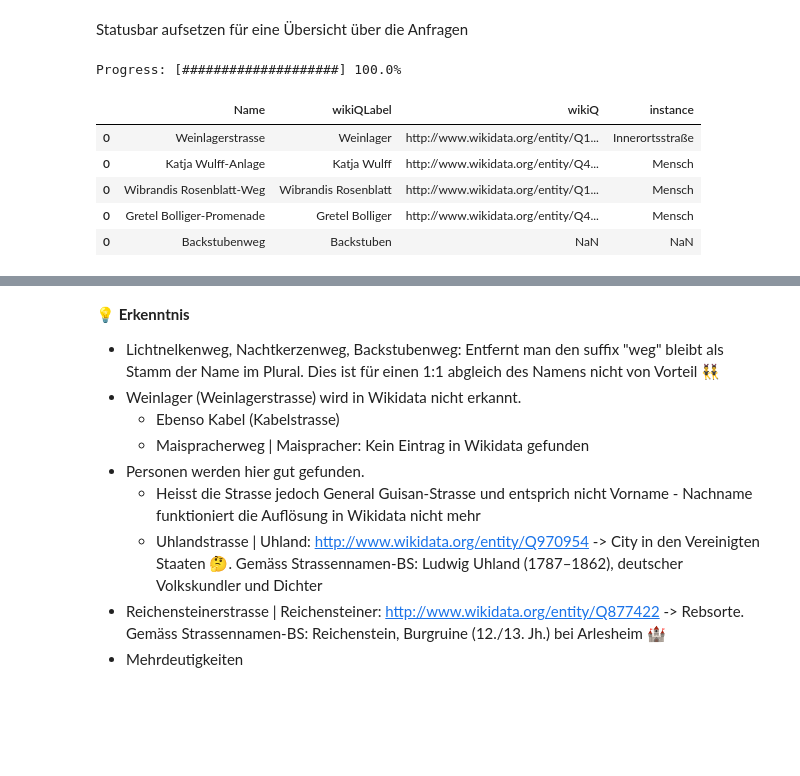
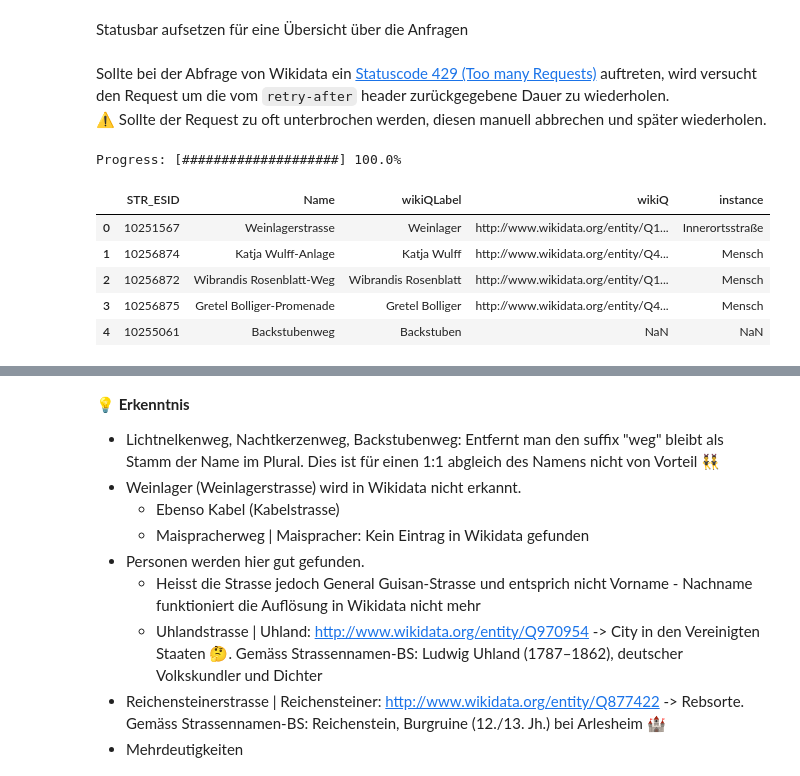
Before and after one commit to CaptainInler/cassda-zertifikatsarbeit, a Jupyter notebook: Datapreparation/dp-StrassenBS-Wikidata.ipynb, the cells around one changed output, grey strips where cells are left out. Cells and saved outputs as stored; diff of their text form; code cells hidden in the pictures; blank space fills up the shorter version.

```diff
--- a/Datapreparation/dp-StrassenBS-Wikidata.ipynb
+++ b/Datapreparation/dp-StrassenBS-Wikidata.ipynb
@@ -140,5 +133,8 @@ def update_progress(progress):
     clear_output(wait = True)
     text = "Progress: [{0}] {1:.1f}%".format( "#" * block + "-" * (bar_length - block), progress * 100)
     print(text)
+# %% [markdown]
+Sollte bei der Abfrage von Wikidata ein [Statuscode 429 (Too many Requests)](https://www.wikidata.org/wiki/Wikidata:Data_access#Access_best_practices) auftreten, wird versucht den Request um die vom `retry-after` header zurückgegebene Dauer zu wiederholen.
+⚠ Sollte der Request zu oft unterbrochen werden, diesen manuell abbrechen und später wiederholen.
 # %%
 from time import sleep
@@ -195,12 +193,13 @@ for x in dfBsStam.index:
         #break
 # %% [output]
 Progress: [####################] 100.0%
-# %%
-dfr.head()
-# %% [output]
-|  | Name | wikiQLabel | wikiQ | instance |
-| 0 | Weinlagerstrasse | Weinlager | http://www.wikidata.org/entity/Q1... | Innerortsstraße |
-| 0 | Katja Wulff-Anlage | Katja Wulff | http://www.wikidata.org/entity/Q4... | Mensch |
-| 0 | Wibrandis Rosenblatt-Weg | Wibrandis Rosenblatt | http://www.wikidata.org/entity/Q1... | Mensch |
-| 0 | Gretel Bolliger-Promenade | Gretel Bolliger | http://www.wikidata.org/entity/Q4... | Mensch |
-| 0 | Backstubenweg | Backstuben | NaN | NaN |
+# %%
+dfr.reset_index(drop=True, inplace=True)
+dfr.head()
+# %% [output]
+|  | STR_ESID | Name | wikiQLabel | wikiQ | instance |
+| 0 | 10251567 | Weinlagerstrasse | Weinlager | http://www.wikidata.org/entity/Q1... | Innerortsstraße |
+| 1 | 10256874 | Katja Wulff-Anlage | Katja Wulff | http://www.wikidata.org/entity/Q4... | Mensch |
+| 2 | 10256872 | Wibrandis Rosenblatt-Weg | Wibrandis Rosenblatt | http://www.wikidata.org/entity/Q1... | Mensch |
+| 3 | 10256875 | Gretel Bolliger-Promenade | Gretel Bolliger | http://www.wikidata.org/entity/Q4... | Mensch |
+| 4 | 10255061 | Backstubenweg | Backstuben | NaN | NaN |
```
Also changed, not shown: parts of 26 cells of this notebook, 3 other files.
